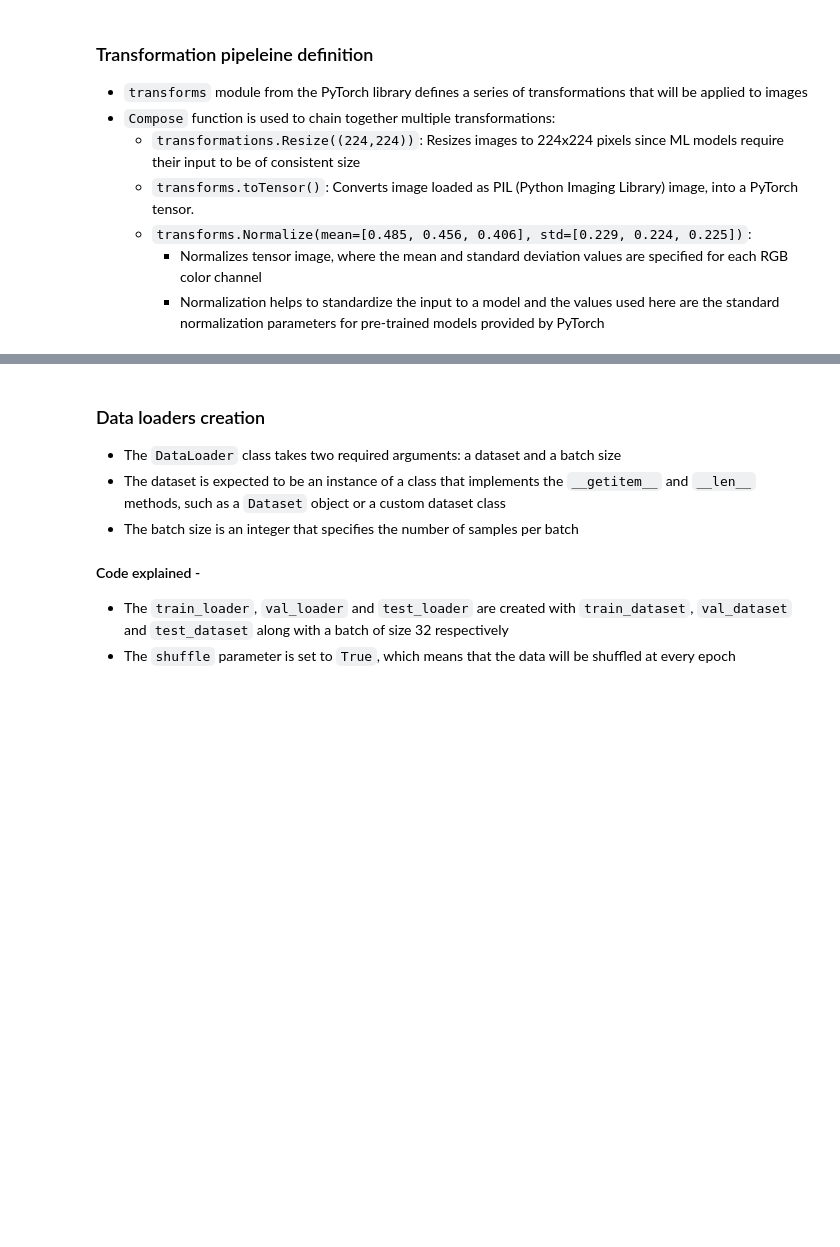
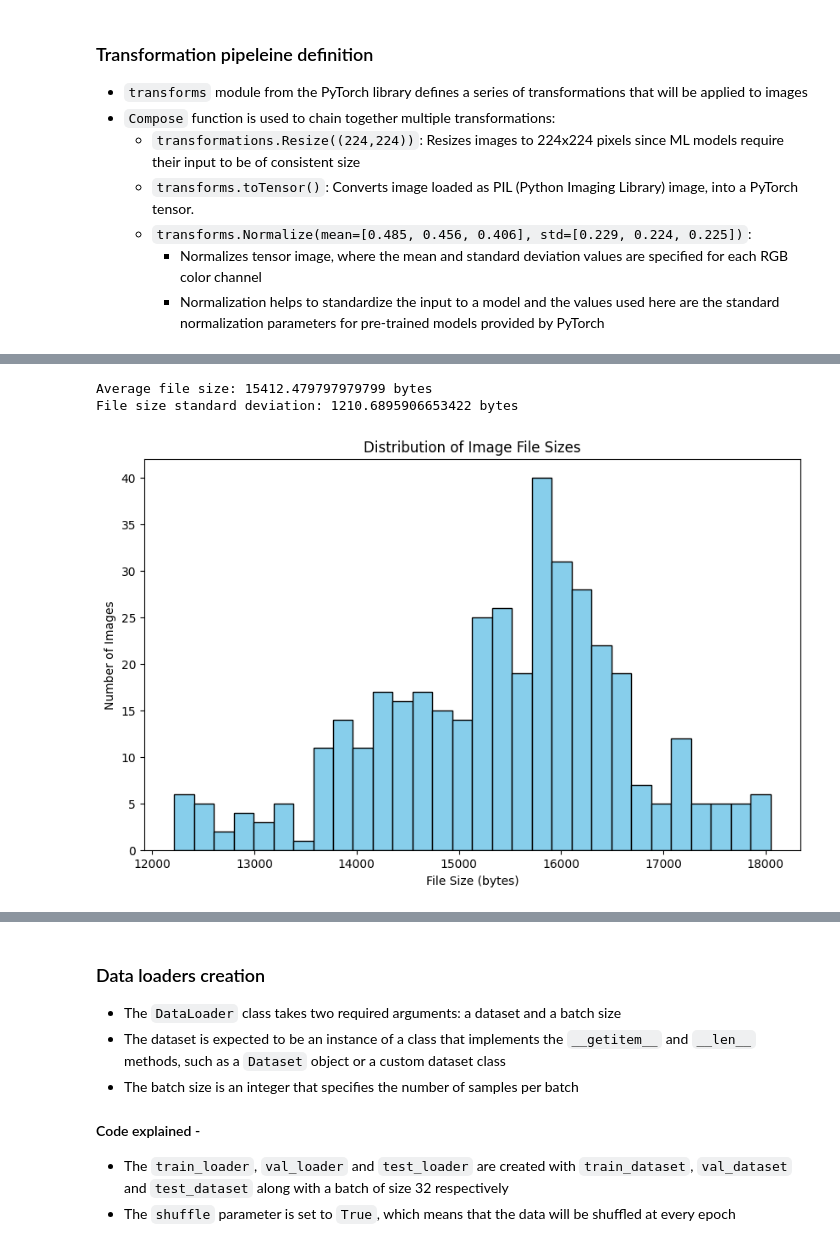
Before and after one commit to NickilVishwaaMS/Prometeo, a Jupyter notebook: OASIS.ipynb, the cells around one changed output, grey strips where cells are left out. Cells and saved outputs as stored; diff of their text form; code cells hidden in the pictures; blank space fills up the shorter version.

```diff
--- a/OASIS.ipynb
+++ b/OASIS.ipynb
@@ -163,0 +224,29 @@ except Exception as e:
+# %%
+import os
+import matplotlib.pyplot as plt
+
+# Function to analyze file sizes
+def analyze_file_sizes(dataset):
+    file_sizes = []
+    for img_path in dataset.images:
+        file_size = os.path.getsize(img_path)
+        file_sizes.append(file_size)
+
+    file_sizes = np.array(file_sizes)
+    print(f"Average file size: {file_sizes.mean()} bytes")
+    print(f"File size standard deviation: {file_sizes.std()} bytes")
+
+    # Plotting the file size distribution
+    plt.figure(figsize=(10, 6))
+    plt.hist(file_sizes, bins=30, color='skyblue', edgecolor='black')
+    plt.title("Distribution of Image File Sizes")
+    plt.xlabel("File Size (bytes)")
+    plt.ylabel("Number of Images")
+    plt.show()
+
+# Analyze file sizes
+analyze_file_sizes(alzheimer_dataset)
+# %% [output]
+Average file size: 15412.479797979799 bytes
+File size standard deviation: 1210.6895906653422 bytes
+[figure, added]
```
Also changed, not shown: parts of 29 cells of this notebook, 1 other file.
